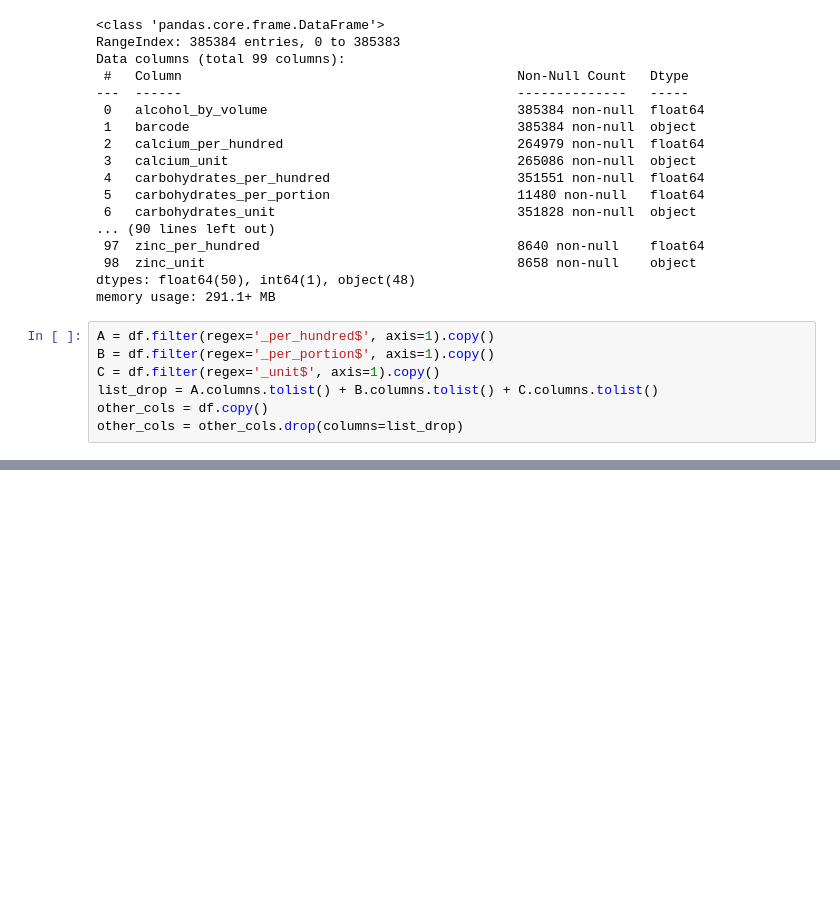
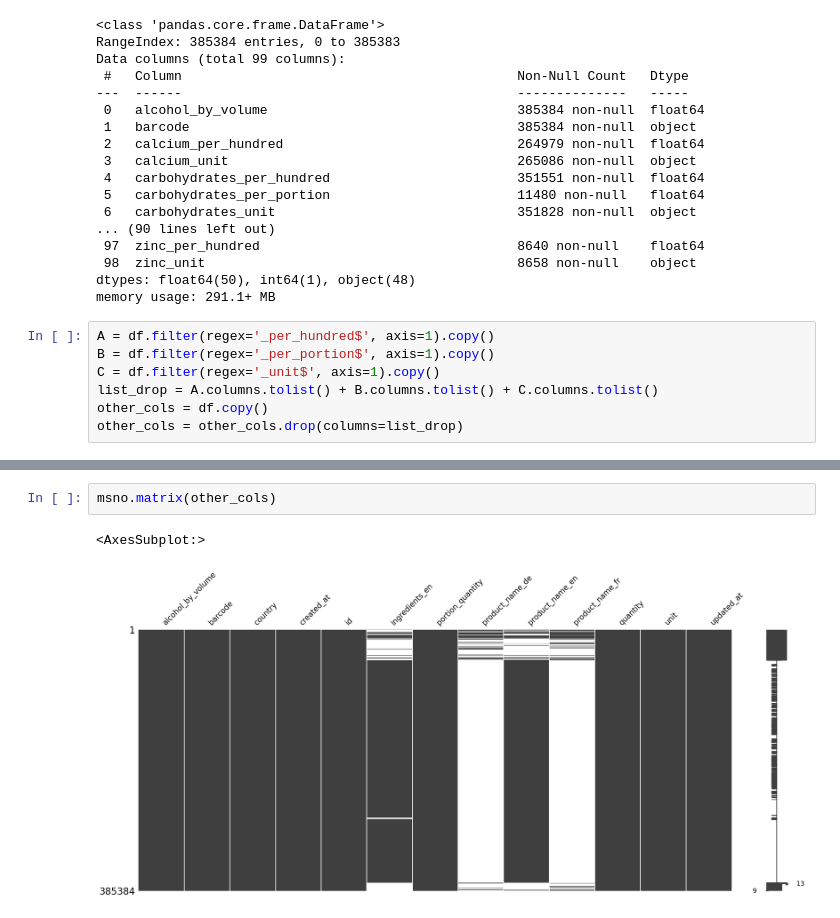
Before and after one commit to maharhandi/Intro_data_analysis, a Jupyter notebook: OpenFood/OpenFood_data_analysis.ipynb, the cells around one changed output, grey strips where cells are left out. Cells and saved outputs as stored; diff of their text form; blank space fills up the shorter version.

```diff
--- a/OpenFood/OpenFood_data_analysis.ipynb
+++ b/OpenFood/OpenFood_data_analysis.ipynb
@@ -104,0 +216,5 @@ other_cols = other_cols.drop(columns=list_drop)
+# %%
+msno.matrix(other_cols)
+# %% [output]
+<AxesSubplot:>
+[figure, added]
```
Also changed, not shown: parts of 72 cells of this notebook.
